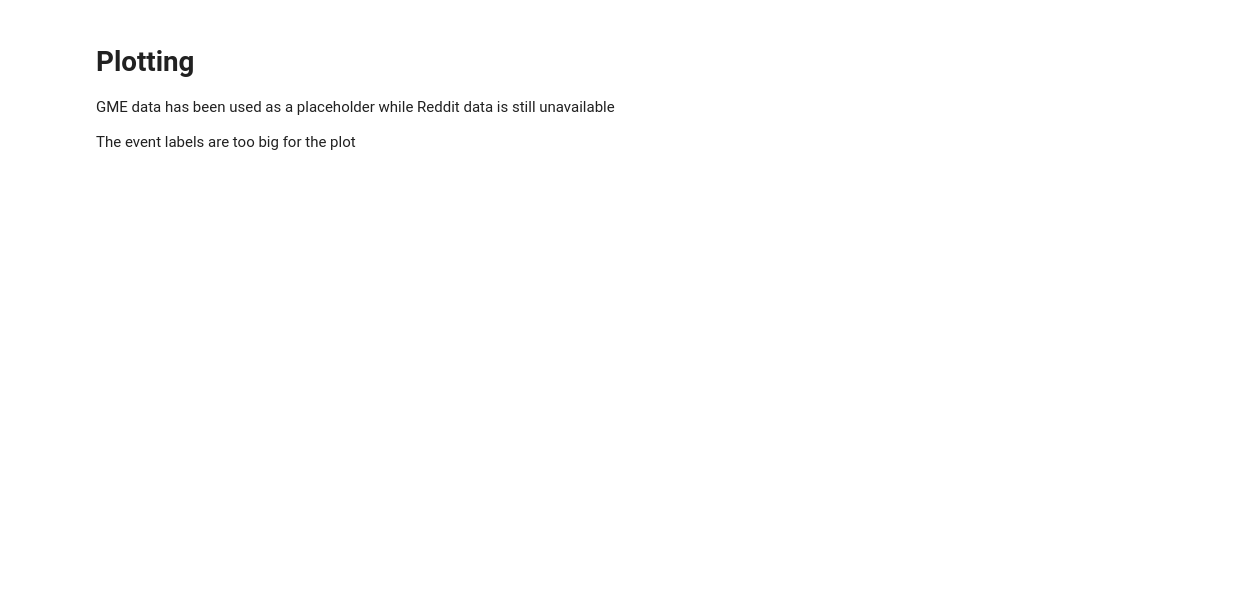
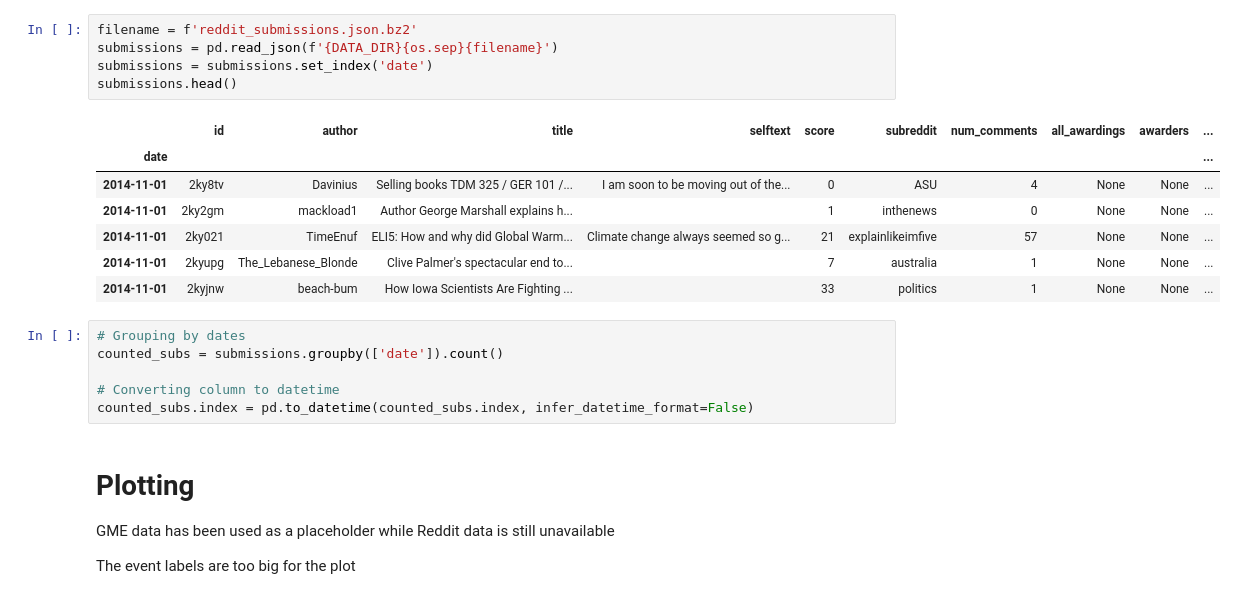
Before and after one commit to AronDJacobsen/Reddit-ClimateGraph, a Jupyter notebook: exploration/extreme_events.ipynb, the cells around one changed output. Saved outputs shown, nothing was run; the diff lists cells and outputs as text; blank space fills up the shorter version.

```diff
--- a/exploration/extreme_events.ipynb
+++ b/exploration/extreme_events.ipynb
@@ -23,3 +25,22 @@ events.head()
+# %%
+filename = f'reddit_submissions.json.bz2'
+submissions = pd.read_json(f'{DATA_DIR}{os.sep}{filename}')
+submissions = submissions.set_index('date')
+submissions.head()
+# %% [output]
+|  | id | author | title | selftext | score | subreddit | num_comments | all_awardings | awarders | ... |
+| date |  |  |  |  |  |  |  |  |  | ... |
+| 2014-11-01 | 2ky8tv | Davinius | Selling books TDM 325 / GER 101 /... | I am soon to be moving out of the... | 0 | ASU | 4 | None | None | ... |
+| 2014-11-01 | 2ky2gm | mackload1 | Author George Marshall explains h... |  | 1 | inthenews | 0 | None | None | ... |
+| 2014-11-01 | 2ky021 | TimeEnuf | ELI5: How and why did Global Warm... | Climate change always seemed so g... | 21 | explainlikeimfive | 57 | None | None | ... |
+| 2014-11-01 | 2kyupg | The_Lebanese_Blonde | Clive Palmer's spectacular end to... |  | 7 | australia | 1 | None | None | ... |
+| 2014-11-01 | 2kyjnw | beach-bum | How Iowa Scientists Are Fighting ... |  | 33 | politics | 1 | None | None | ... |
+# %%
+# Grouping by dates
+counted_subs = submissions.groupby(['date']).count()
+
+# Converting column to datetime
+counted_subs.index = pd.to_datetime(counted_subs.index, infer_datetime_format=False)
 # %% [markdown]
 # Plotting
 
```
Also changed, not shown: parts of 7 cells of this notebook, 19 other files.
